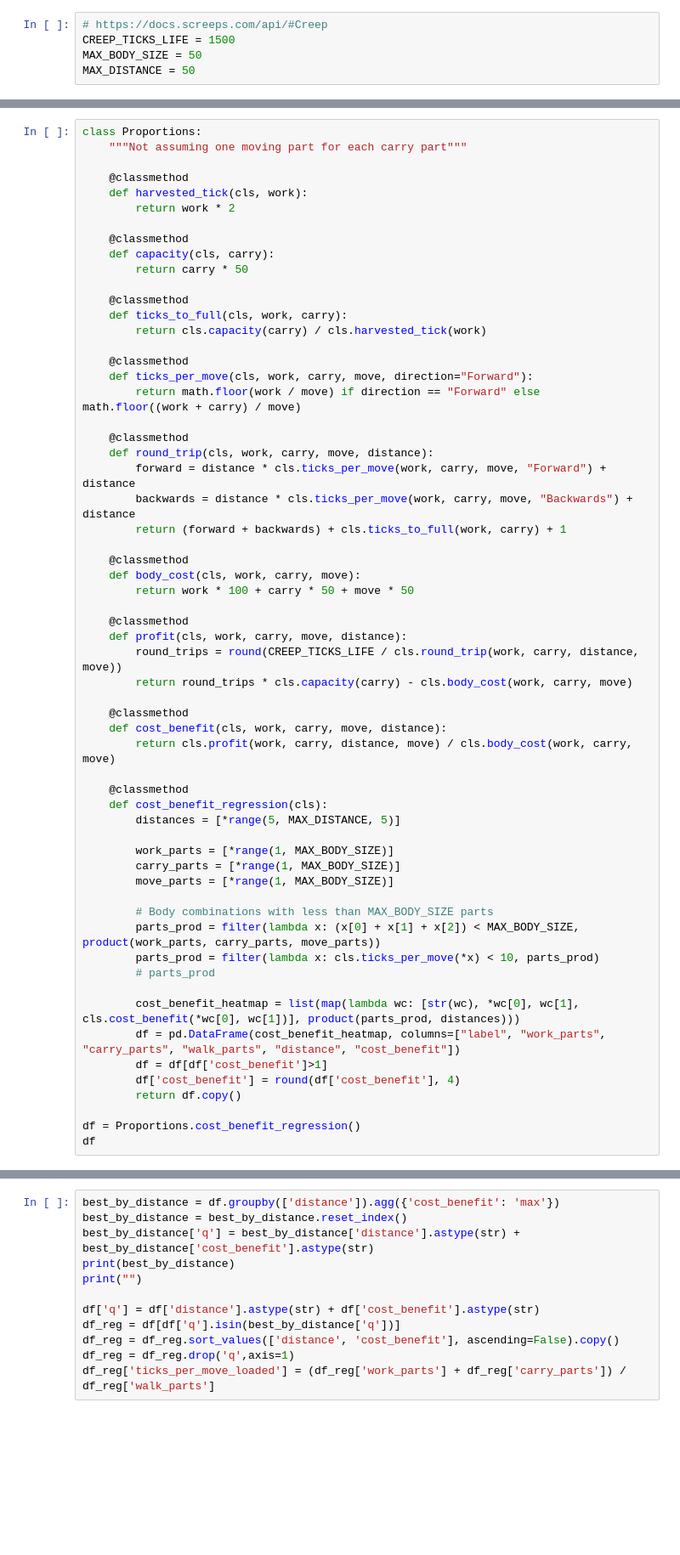
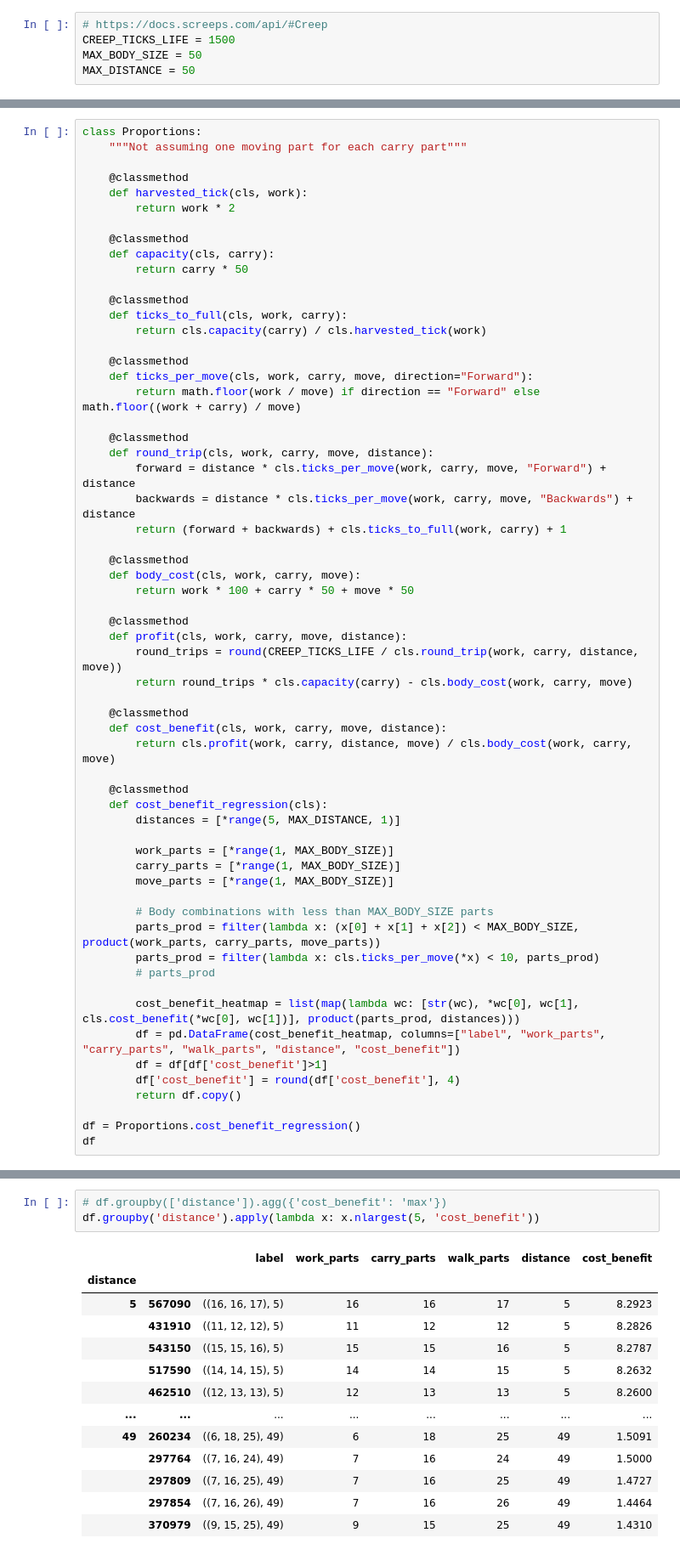
Before and after one commit to Harduim/Screeps, a Jupyter notebook: utils/creep_proportions/creep_proportions.ipynb, the cells around one changed output, grey strips where cells are left out. Shown at 85% size. Drawn from its saved outputs; the diff is of its cells as text; blank space fills up the shorter version.

```diff
--- a/utils/creep_proportions/creep_proportions.ipynb
+++ b/utils/creep_proportions/creep_proportions.ipynb
@@ -123,7 +141,7 @@ class Proportions:
 
     @classmethod
     def cost_benefit_regression(cls):
-        distances = [*range(5, MAX_DISTANCE, 5)]
+        distances = [*range(5, MAX_DISTANCE, 1)]
 
         work_parts = [*range(1, MAX_BODY_SIZE)]
         carry_parts = [*range(1, MAX_BODY_SIZE)]
@@ -147,12 +177,17 @@ df.groupby(['distance']).agg({'cost_benefit': 'max'})
-# %%
-best_by_distance = df.groupby(['distance']).agg({'cost_benefit': 'max'})
-best_by_distance = best_by_distance.reset_index()
-best_by_distance['q'] = best_by_distance['distance'].astype(str) + best_by_distance['cost_benefit'].astype(str)
-print(best_by_distance)
-print("")
-
-df['q'] = df['distance'].astype(str) + df['cost_benefit'].astype(str)
-df_reg = df[df['q'].isin(best_by_distance['q'])]
-df_reg = df_reg.sort_values(['distance', 'cost_benefit'], ascending=False).copy()
-df_reg = df_reg.drop('q',axis=1)
-df_reg['ticks_per_move_loaded'] = (df_reg['work_parts'] + df_reg['carry_parts']) / df_reg['walk_parts']
+# %%
+# df.groupby(['distance']).agg({'cost_benefit': 'max'})
+df.groupby('distance').apply(lambda x: x.nlargest(5, 'cost_benefit'))
+# %% [output]
+|  |  | label | work_parts | carry_parts | walk_parts | distance | cost_benefit |
+| distance |  |  |  |  |  |  |  |
+| 5 | 567090 | ((16, 16, 17), 5) | 16 | 16 | 17 | 5 | 8.2923 |
+|  | 431910 | ((11, 12, 12), 5) | 11 | 12 | 12 | 5 | 8.2826 |
+|  | 543150 | ((15, 15, 16), 5) | 15 | 15 | 16 | 5 | 8.2787 |
+|  | 517590 | ((14, 14, 15), 5) | 14 | 14 | 15 | 5 | 8.2632 |
+|  | 462510 | ((12, 13, 13), 5) | 12 | 13 | 13 | 5 | 8.2600 |
+| ... | ... | ... | ... | ... | ... | ... | ... |
+| 49 | 260234 | ((6, 18, 25), 49) | 6 | 18 | 25 | 49 | 1.5091 |
+|  | 297764 | ((7, 16, 24), 49) | 7 | 16 | 24 | 49 | 1.5000 |
+|  | 297809 | ((7, 16, 25), 49) | 7 | 16 | 25 | 49 | 1.4727 |
+|  | 297854 | ((7, 16, 26), 49) | 7 | 16 | 26 | 49 | 1.4464 |
+|  | 370979 | ((9, 15, 25), 49) | 9 | 15 | 25 | 49 | 1.4310 |
```
Also changed, not shown: parts of 9 cells of this notebook.
